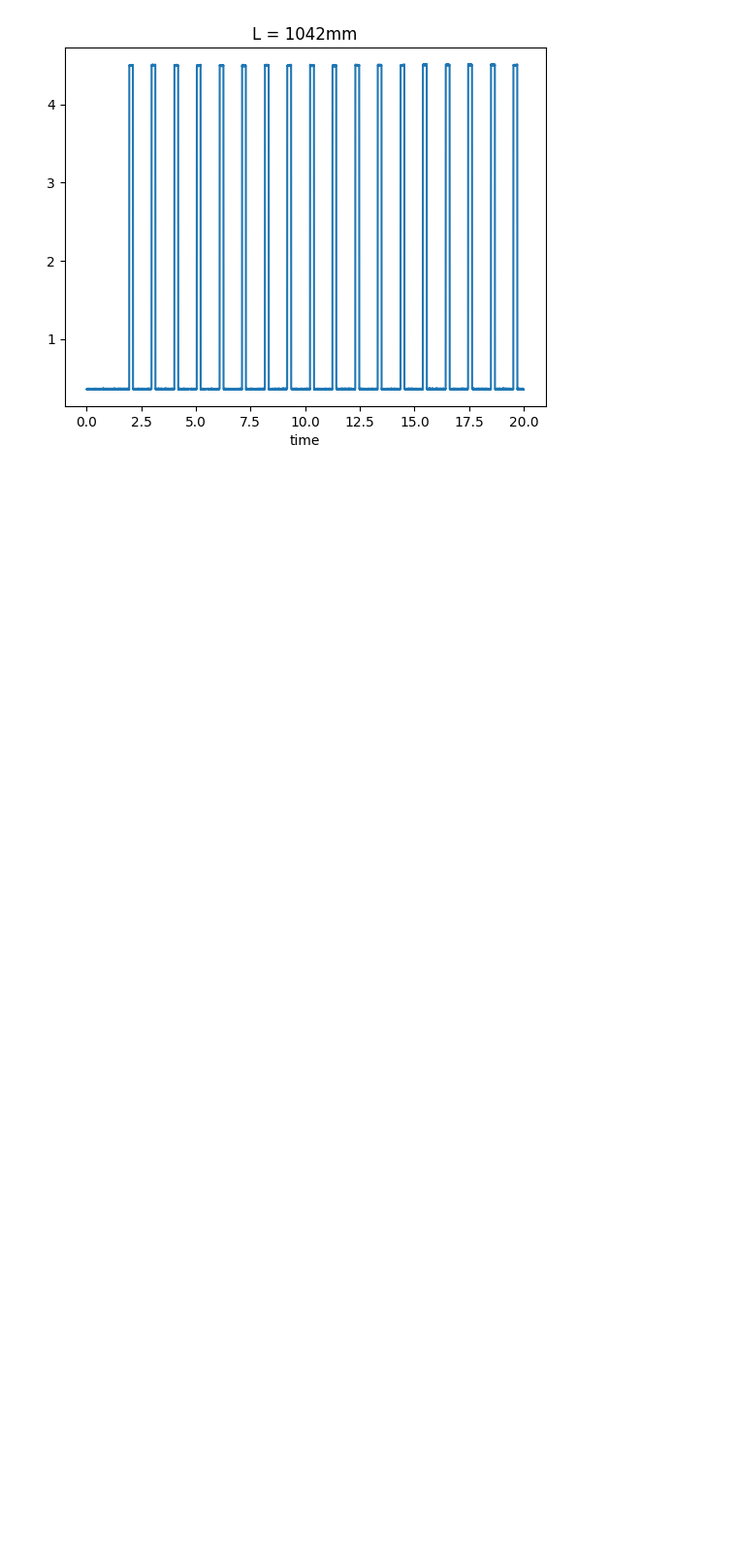
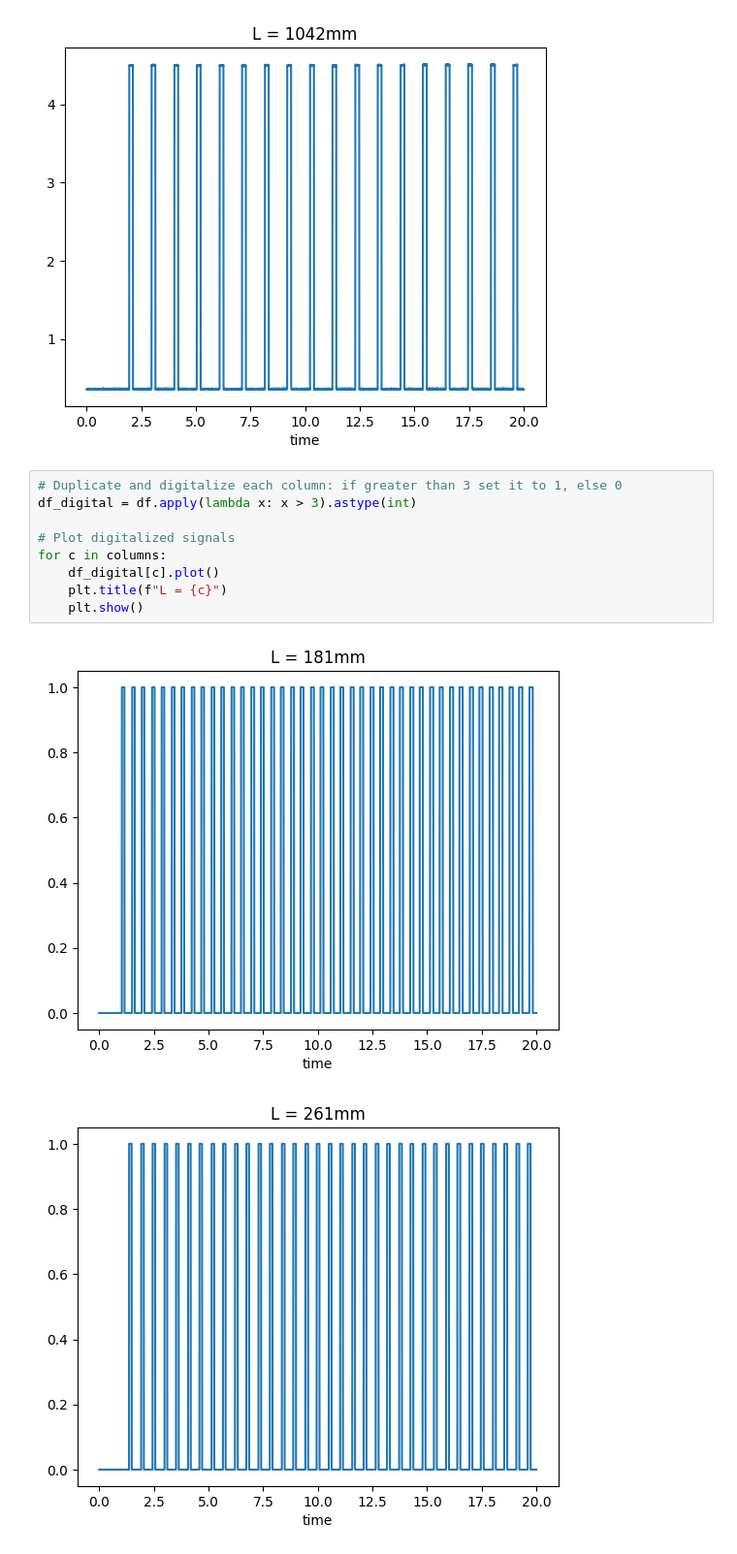
Before and after one commit to LecJackS/Mecanica-y-Termodinamica-2024-1C, a Jupyter notebook: Laboratorios/Labo03-04/Labo02.ipynb, the cells around one changed output. Shown: that part at 97% size. Saved outputs shown, nothing was run; the diff lists cells and outputs as text; blank space fills up the shorter version.

```diff
--- a/Laboratorios/Labo03-04/Labo02.ipynb
+++ b/Laboratorios/Labo03-04/Labo02.ipynb
@@ -65,3 +66,15 @@ for c in columns:
 [figure]
 [figure]
 [figure]
+# %%
+# Duplicate and digitalize each column: if greater than 3 set it to 1, else 0
+df_digital = df.apply(lambda x: x > 3).astype(int)
+
+# Plot digitalized signals
+for c in columns:
+    df_digital[c].plot()
+    plt.title(f"L = {c}")
+    plt.show()
+# %% [output]
+[figure, added]
+[figure, added]
```
Also changed, not shown: parts of 7 cells of this notebook.
